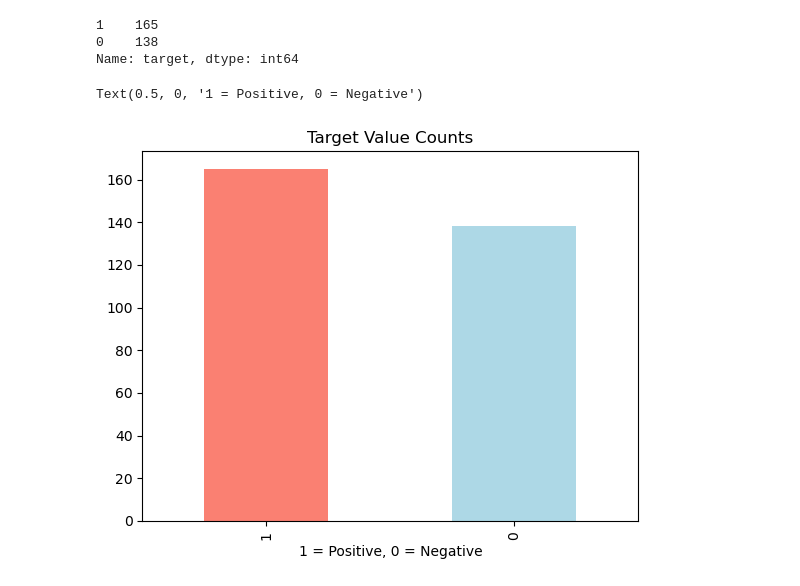
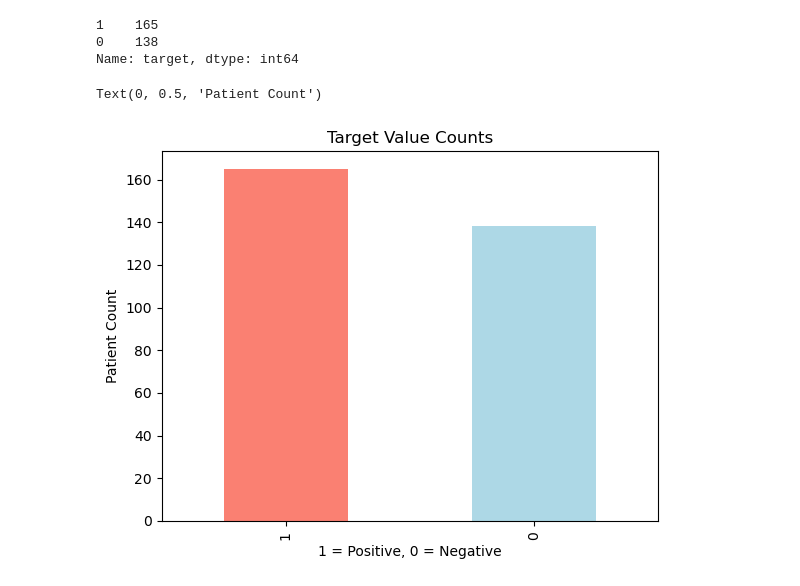
Before and after one commit to Dinindu-Tharuka/Predicting-Heart-Decease-Machine-Learning, a Jupyter notebook: Untitled.ipynb, the cells around one changed output. Cells and saved outputs as stored; diff of their text form; code cells hidden in the pictures.

```diff
--- a/Untitled.ipynb
+++ b/Untitled.ipynb
@@ -63,7 +63,8 @@ Name: target, dtype: int64
 # %%
 df.target.value_counts().plot(kind='bar', color=['salmon', 'lightblue'])
 plt.title('Target Value Counts')
 plt.xlabel('1 = Positive, 0 = Negative')
+plt.ylabel('Patient Count')
 # %% [output]
-Text(0.5, 0, '1 = Positive, 0 = Negative')
+Text(0, 0.5, 'Patient Count')
-[figure, old version]
+[figure, new version]
```
Also changed, not shown: parts of 5 cells of this notebook.
